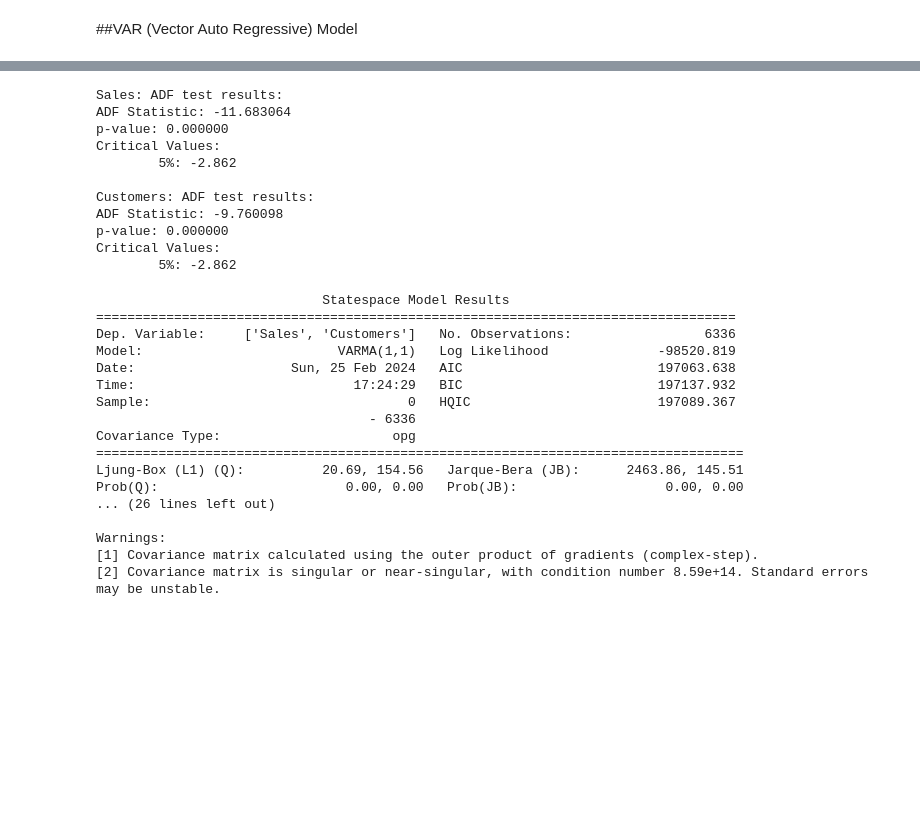
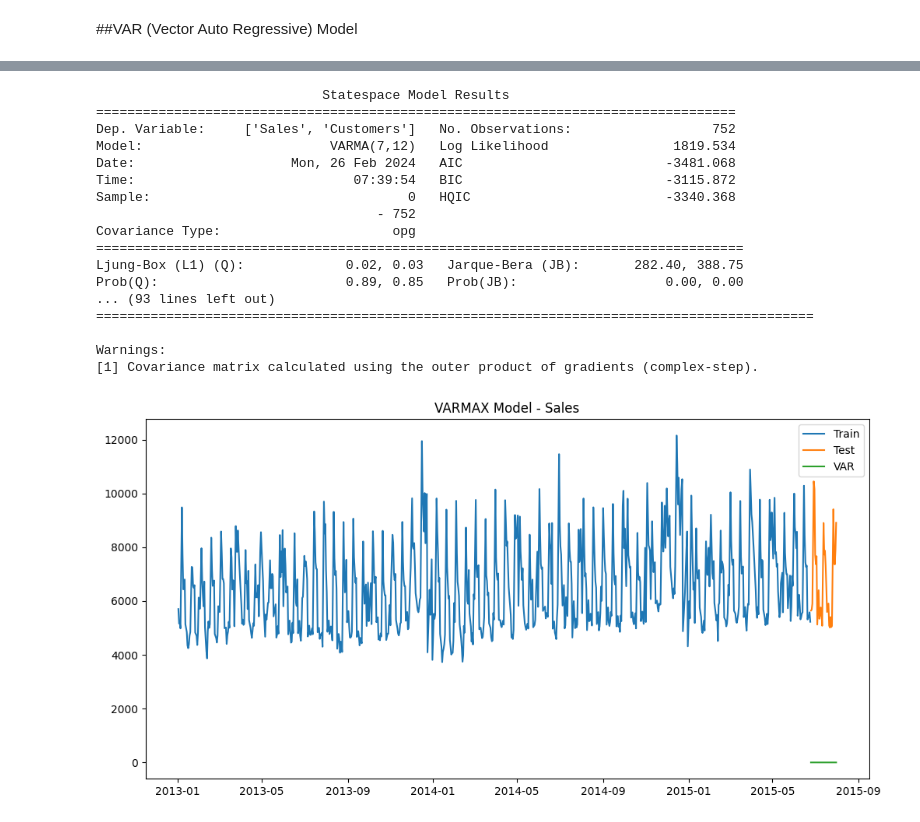
Before and after one commit to chitra-psg/rossmann_sales_prediction, a Jupyter notebook: Rossman_Sales_Prediction_Final.ipynb, the cells around one changed output, grey strips where cells are left out. Cells and saved outputs as stored; diff of their text form; code cells hidden in the pictures; blank space fills up the shorter version.

```diff
--- a/Rossman_Sales_Prediction_Final.ipynb
+++ b/Rossman_Sales_Prediction_Final.ipynb
@@ -729,7 +733,7 @@ train = store_sales_grouped[store_sales_grouped.index < prior_date]
 test = store_sales_grouped[store_sales_grouped.index >= prior_date]
 
 endog_vars = ['Sales', 'Customers']
-exog_vars = ['Promo','DayOfWeek','SchoolHoliday']
+exog_vars = ['Promo','DayOfWeek_2','DayOfWeek_3','DayOfWeek_4','DayOfWeek_5','DayOfWeek_6','DayOfWeek_7','SchoolHoliday']
 # %%
 train.info()
 # %% [output]
@@ -770,6 +774,8 @@ Data columns (total 10 columns):
  9   DayOfWeek_7    32 non-null     float64
 dtypes: float64(8), int64(2)
 memory usage: 2.8 KB
+# %%
+test_len = test.shape[0]
 # %%
 from sklearn.preprocessing import MinMaxScaler
 # Fit transform on train data
@@ -901,56 +811,39 @@ train.head()
-# %%
-# Stationarity Test - ADF Test
-for endog_var in endog_vars:
-    print('\n' + endog_var + ': ADF test results:')
-
-    # Extract the data for the current variable
-    current_data = keystore_sales[endog_var].dropna()
-
-    # Perform ADF test
-    result = adfuller(current_data)
-
-    # Display ADF test results
-    print('ADF Statistic: %f' % result[0])
-    print('p-value: %f' % result[1])
-
-    # Display Critical Values
-    print('Critical Values:')
-    for key, value in result[4].items():
-        if key == '5%':
-            print('\t%s: %.3f' % (key, value))
-# %% [output]
-Sales: ADF test results:
-ADF Statistic: -11.683064
-p-value: 0.000000
-Critical Values:
-        5%: -2.862
-
-Customers: ADF test results:
-ADF Statistic: -9.760098
-p-value: 0.000000
-Critical Values:
-        5%: -2.862
 # %%
 # VAR does not need exog vars
-mod = sm.tsa.VARMAX(train[endog_vars], order=(1,1), trend='n') # p = 1 and q = 1
+mod = sm.tsa.VARMAX(train[endog_vars], order=(7,12), trend='n') # p = 1 and q = 1
 res = mod.fit(maxiter=1000, disp=False)
 print(res.summary())
 #Note the AIC value - lower AIC => better model
 # %% [output]
                              Statespace Model Results
 ==================================================================================
-Dep. Variable:     ['Sales', 'Customers']   No. Observations:                 6336
-Model:                         VARMA(1,1)   Log Likelihood              -98520.819
-Date:                    Sun, 25 Feb 2024   AIC                         197063.638
-Time:                            17:24:29   BIC                         197137.932
-Sample:                                 0   HQIC                        197089.367
-                                   - 6336
+Dep. Variable:     ['Sales', 'Customers']   No. Observations:                  752
+Model:                        VARMA(7,12)   Log Likelihood                1819.534
+Date:                    Mon, 26 Feb 2024   AIC                          -3481.068
+Time:                            07:39:54   BIC                          -3115.872
+Sample:                                 0   HQIC                         -3340.368
+                                    - 752
 Covariance Type:                      opg
 ===================================================================================
-Ljung-Box (L1) (Q):          20.69, 154.56   Jarque-Bera (JB):      2463.86, 145.51
-Prob(Q):                        0.00, 0.00   Prob(JB):                   0.00, 0.00
-... (26 lines left out)
+Ljung-Box (L1) (Q):             0.02, 0.03   Jarque-Bera (JB):       282.40, 388.75
+Prob(Q):                        0.89, 0.85   Prob(JB):                   0.00, 0.00
+... (93 lines left out)
+============================================================================================
 
 Warnings:
 [1] Covariance matrix calculated using the outer product of gradients (complex-step).
-[2] Covariance matrix is singular or near-singular, with condition number 8.59e+14. Standard errors may be unstable.
+# %%
+
+predictions = res.forecast(steps=test_len, exog=test[exog_vars])
+predictions['Date'] = test.index
+predictions = predictions.set_index('Date')
+# %%
+plt.figure(figsize=(12,6))
+plt.plot(train['Sales'], label='Train')
+plt.plot(test['Sales'], label='Test')
+plt.plot(predictions['Sales'], label='VAR')
+plt.legend(loc='best')
+plt.title('VARMAX Model - Sales')
+plt.show()
+# %% [output]
+[figure, added]
```
Also changed, not shown: parts of 11 cells of this notebook.
